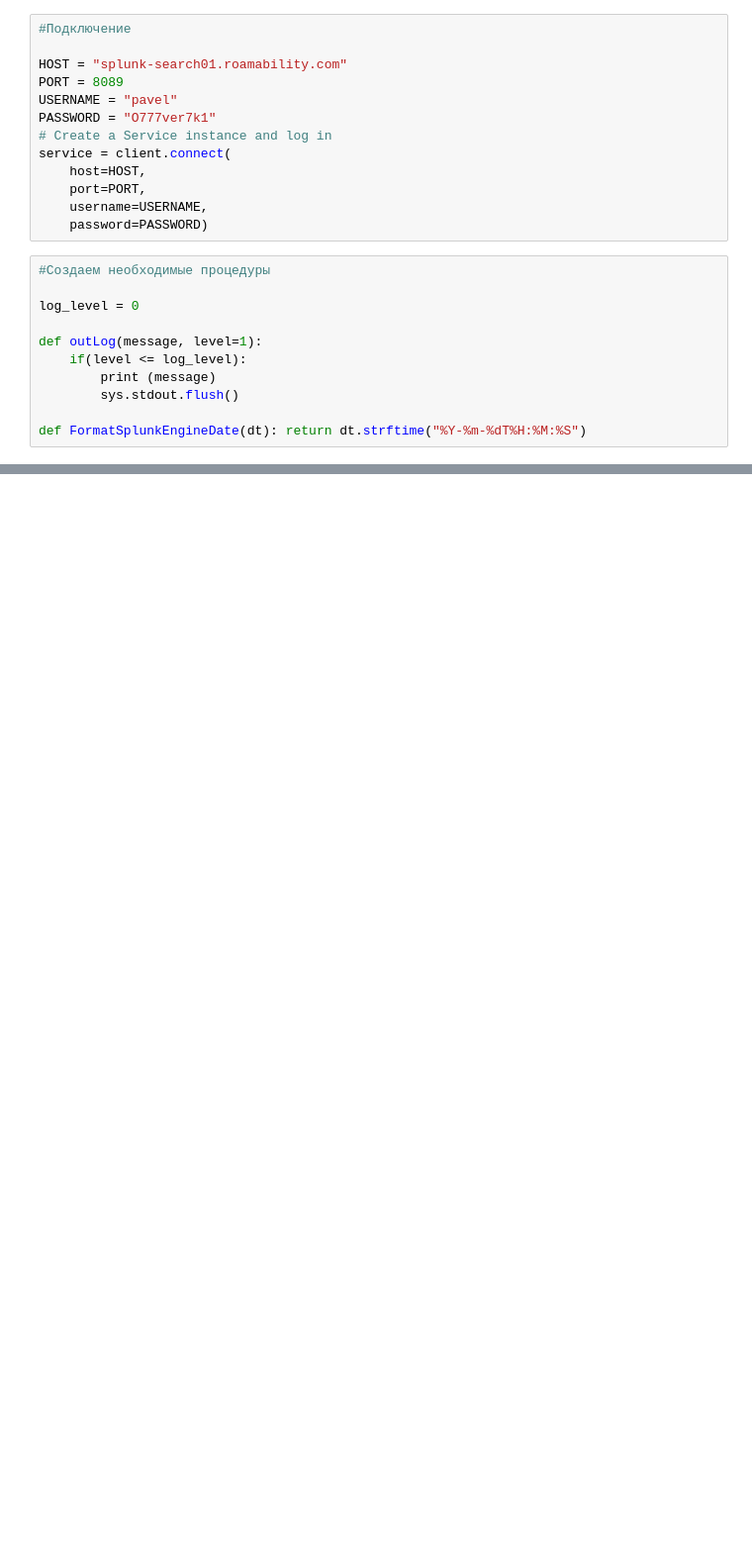
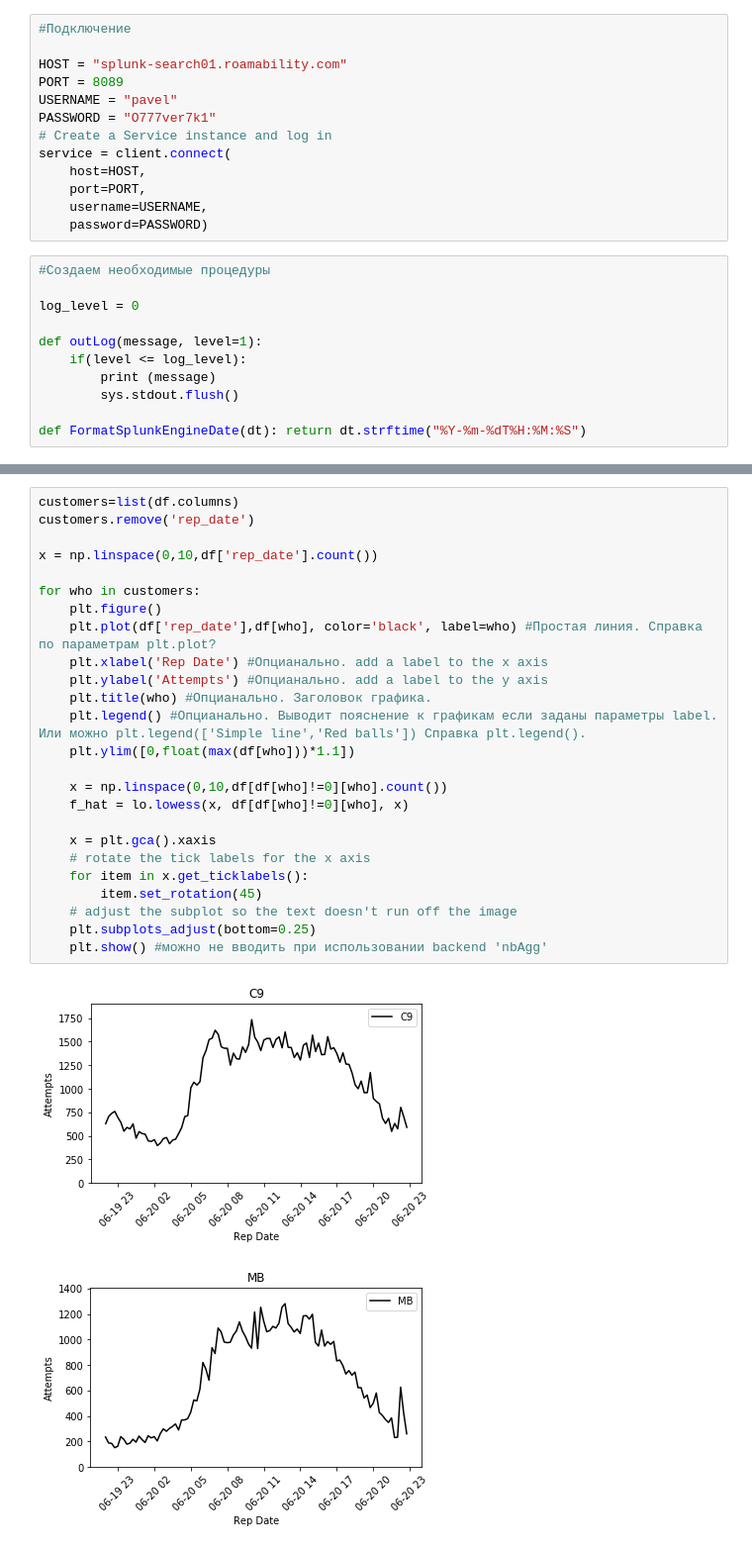
Before and after one commit to balobinp/RB_BD, a Jupyter notebook: RB_Splunk_Search_Deviation_Python3.ipynb, the cells around one changed output, grey strips where cells are left out. Shown: that part at 99% size. Drawn from its saved outputs; the diff is of its cells as text; blank space fills up the shorter version.

```diff
--- a/RB_Splunk_Search_Deviation_Python3.ipynb
+++ b/RB_Splunk_Search_Deviation_Python3.ipynb
@@ -97,0 +102,28 @@ plt.show()
+# %%
+customers=list(df.columns)
+customers.remove('rep_date')
+
+x = np.linspace(0,10,df['rep_date'].count())
+
+for who in customers:
+    plt.figure()
+    plt.plot(df['rep_date'],df[who], color='black', label=who) #Простая линия. Справка по параметрам plt.plot?
+    plt.xlabel('Rep Date') #Опцианально. add a label to the x axis
+    plt.ylabel('Attempts') #Опцианально. add a label to the y axis
+    plt.title(who) #Опцианально. Заголовок графика.
+    plt.legend() #Опцианально. Выводит пояснение к графикам если заданы параметры label. Или можно plt.legend(['Simple line','Red balls']) Справка plt.legend().
+    plt.ylim([0,float(max(df[who]))*1.1])
+
+    x = np.linspace(0,10,df[df[who]!=0][who].count())
+    f_hat = lo.lowess(x, df[df[who]!=0][who], x)
+
+    x = plt.gca().xaxis
+    # rotate the tick labels for the x axis
+    for item in x.get_ticklabels():
+        item.set_rotation(45)
+    # adjust the subplot so the text doesn't run off the image
+    plt.subplots_adjust(bottom=0.25)
+    plt.show() #можно не вводить при использовании backend 'nbAgg'
+# %% [output]
+[figure, added]
+[figure, added]
```
Also changed, not shown: parts of 8 cells of this notebook.
